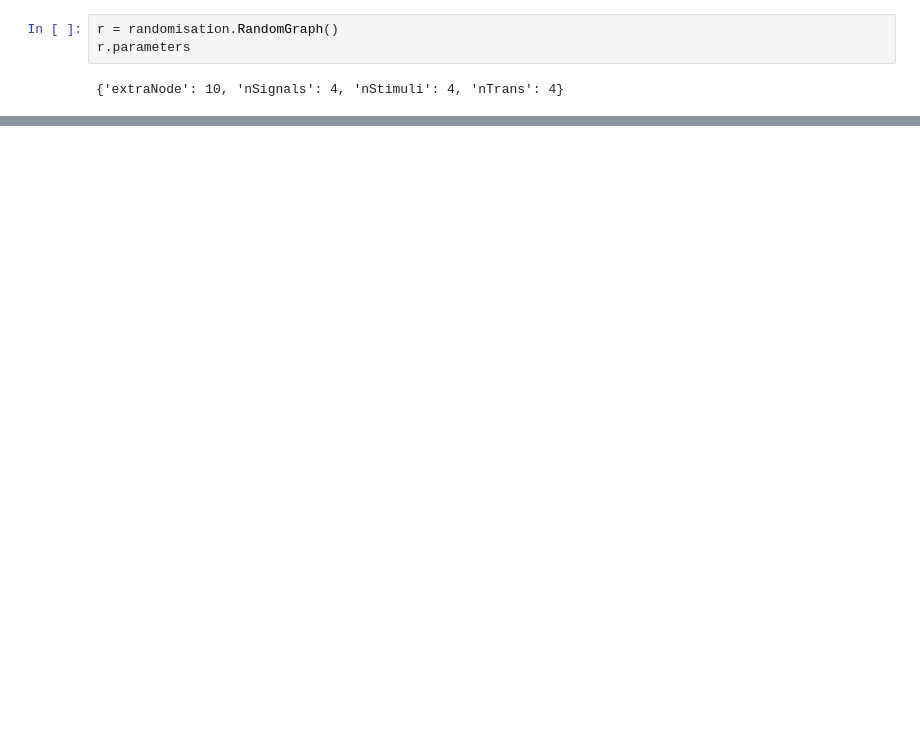
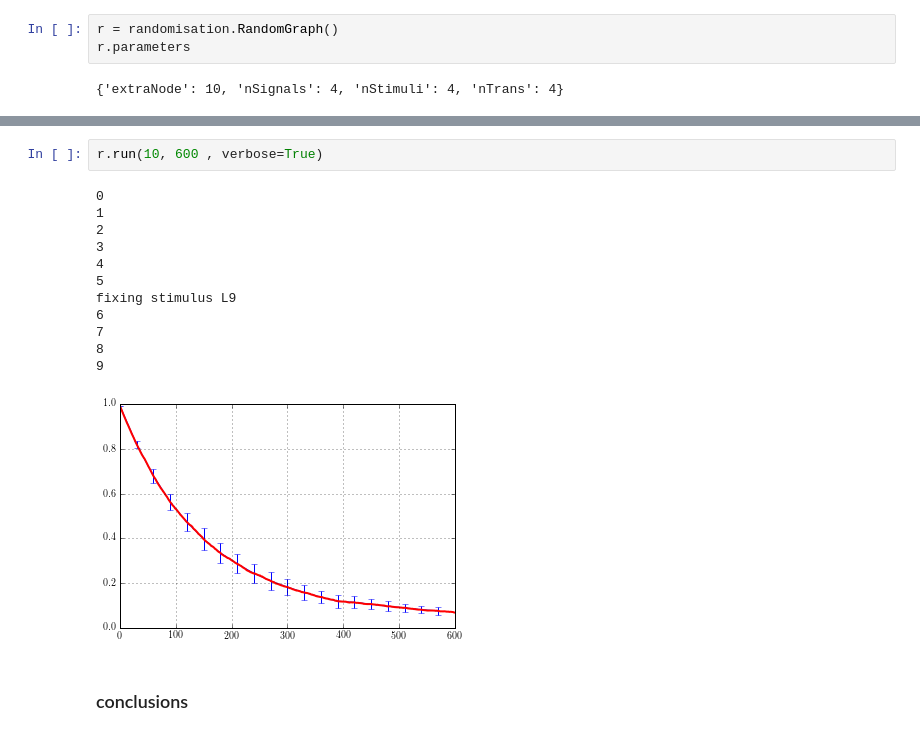
Before and after one commit to cellnopt/cellnopt, a Jupyter notebook: notebooks/io/Randomisation.ipynb, the cells around one changed output, grey strips where cells are left out. Drawn from its saved outputs; the diff is of its cells as text; blank space fills up the shorter version.

```diff
--- a/notebooks/io/Randomisation.ipynb
+++ b/notebooks/io/Randomisation.ipynb
@@ -36,0 +84,17 @@ fixing stimulus L1
+# %%
+r.run(10, 600 , verbose=True)
+# %% [output]
+0
+1
+2
+3
+4
+5
+fixing stimulus L9
+6
+7
+8
+9
+[figure, added]
+# %% [markdown]
+### conclusions
```
Also changed, not shown: parts of 15 cells of this notebook.
